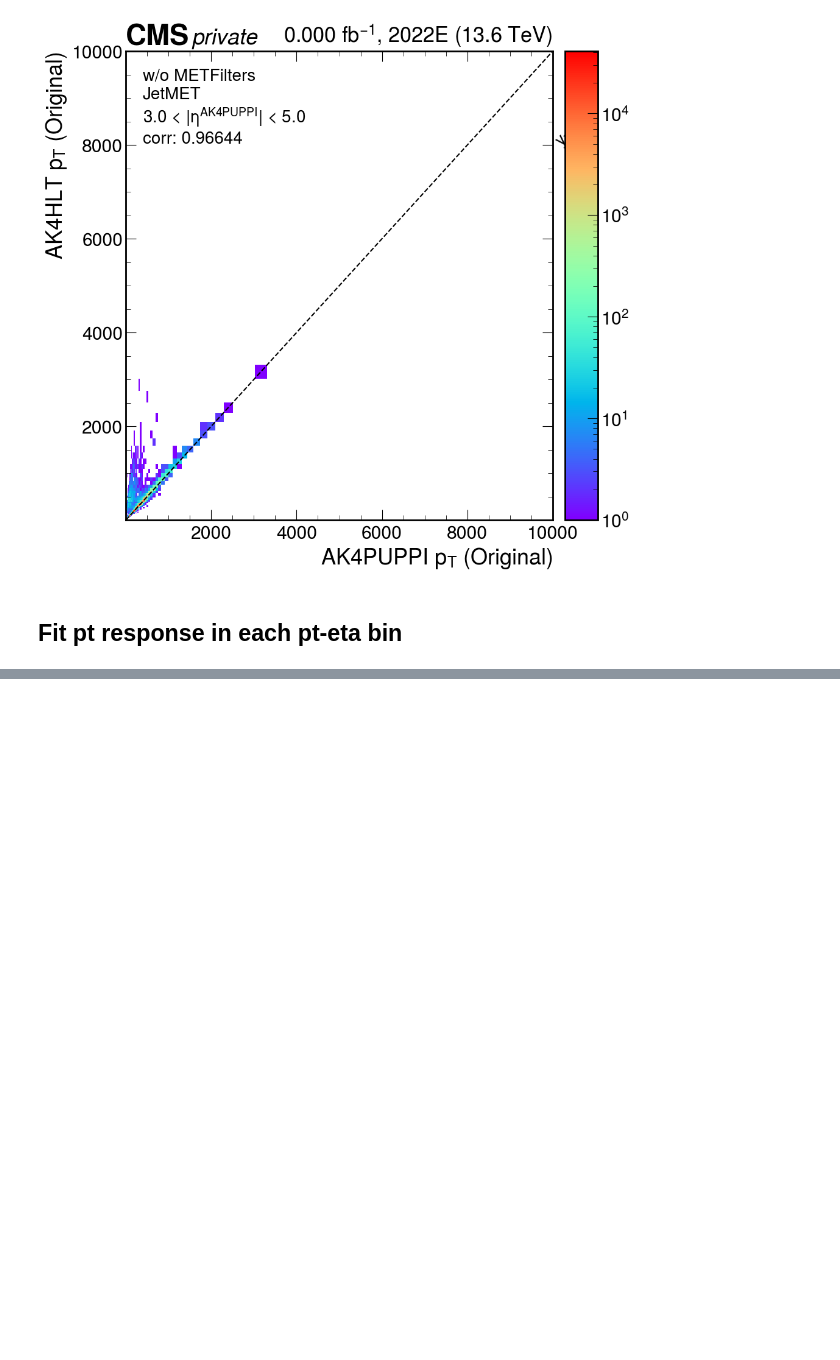
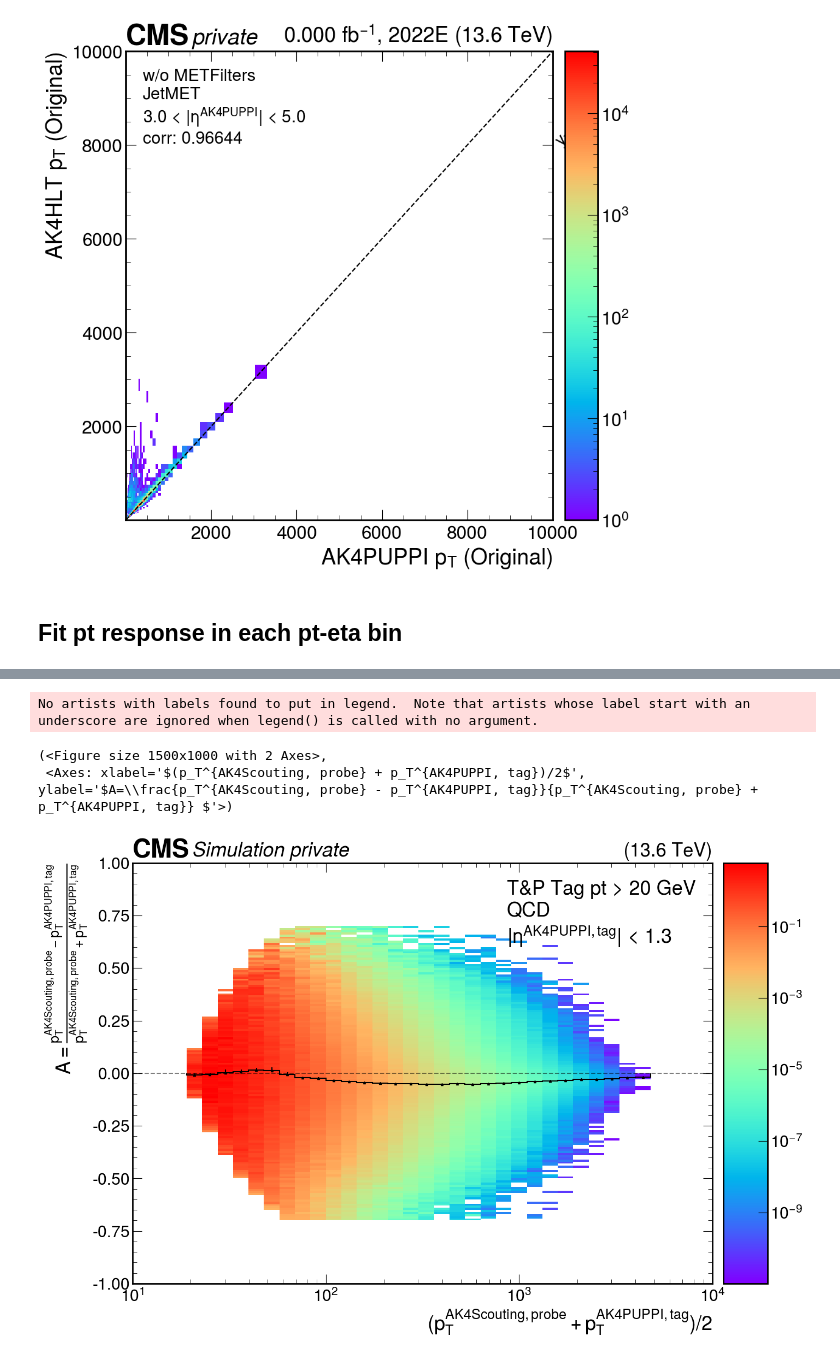
Before and after one commit to patinkaew/online-offline-jec, a Jupyter notebook: notebook/Analysis.ipynb, the cells around one changed output, grey strips where cells are left out. Drawn from its saved outputs; the diff is of its cells as text; code cells hidden in the pictures; blank space fills up the shorter version.

```diff
--- a/notebook/Analysis.ipynb
+++ b/notebook/Analysis.ipynb
@@ -510,0 +617,8 @@ out_fit_stats["mean_error"][:, 3]
+# %%
+jet_type = "AK4PUPPI"
+eta_range = (0, 1.3, True)
+eta_range = None
+h = preprocess_histogram(out["tp_response"], dataset=dataset, \
+                            jet_type=jet_type, eta_range=eta_range, phi_range=eta_range)
+h = (h.project("jet_pt", "tp_response"))[0j:, :]
+hp = h.profile("tp_response")
@@ -510,0 +728,16 @@ out_fit_stats["mean_error"][:, 3]
+# %%
+plot_tp_pt_balance(out, dataset=dataset,
+                 jet_type="AK4Scouting (Ave)",
+                 eta_range=(0, 1.3, True),
+                 phi_range=None,
+                 xlim=(10, None),
+                 xscale="log", normalize_pt=False,
+                 legend_title="T&P Tag pt > 20 GeV",
+                 hep_args=mc_hep_args,
+                 #filename="results/response_pt_corrected_notrigger_notagprobe_mc_density_xlog.png"
+                )
+# %% [output]
+No artists with labels found to put in legend.  Note that artists whose label start with an underscore are ignored when legend() is called with no argument.
+(<Figure size 1500x1000 with 2 Axes>,
+ <Axes: xlabel='$(p_T^{AK4Scouting, probe} + p_T^{AK4PUPPI, tag})/2$', ylabel='$A=\\frac{p_T^{AK4Scouting, probe} - p_T^{AK4PUPPI, tag}}{p_T^{AK4Scouting, probe} + p_T^{AK4PUPPI, tag}} $'>)
+[figure, added]
```
Also changed, not shown: parts of 13 cells of this notebook.
